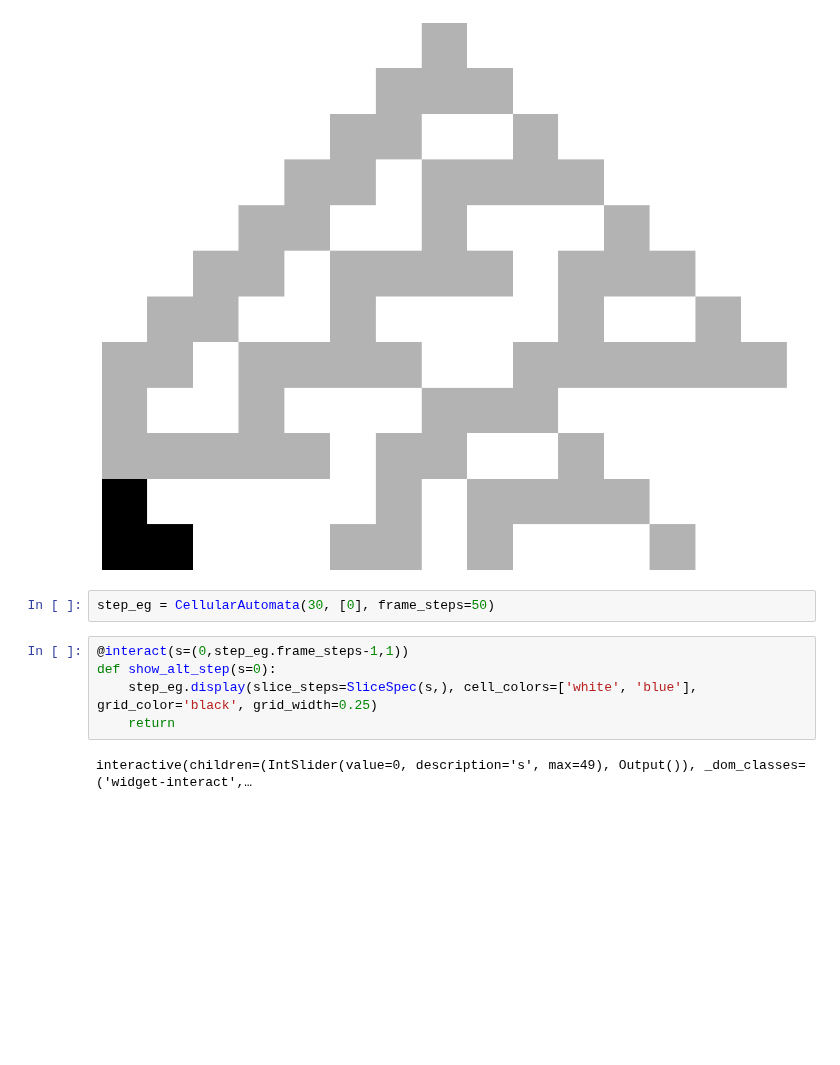
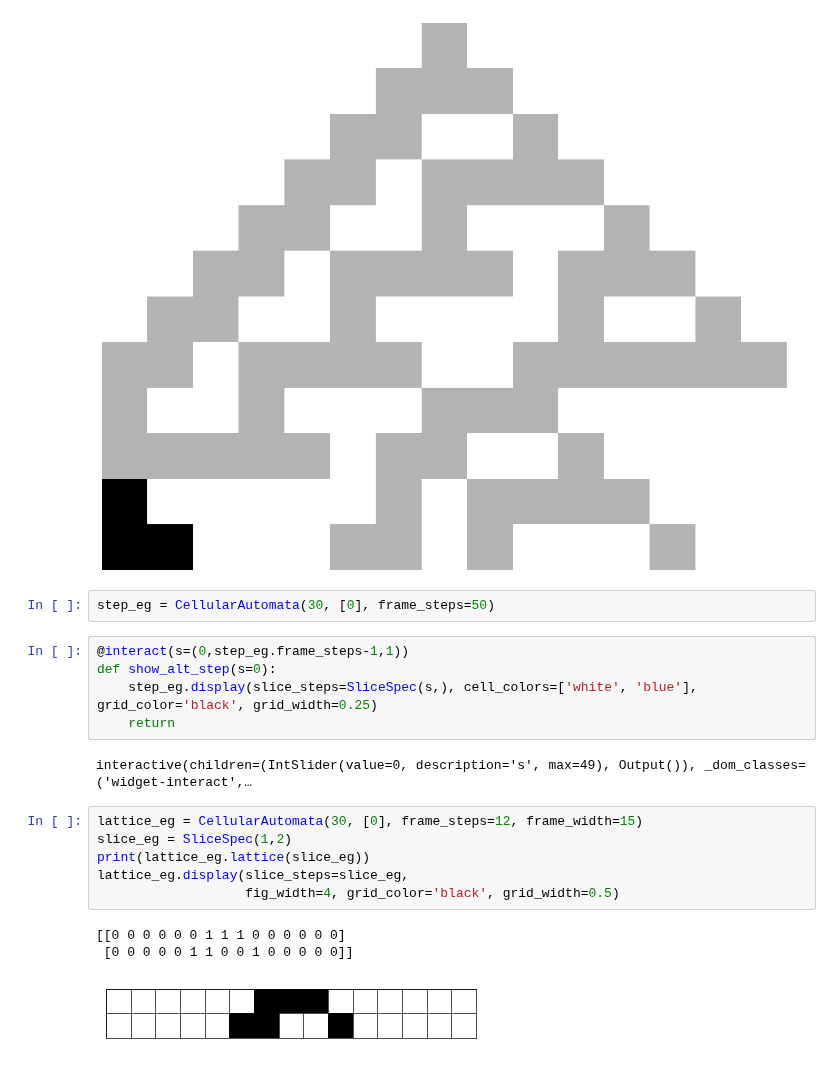
Before and after one commit to orome/automata-py, a Jupyter notebook: demo.ipynb, the cells around one changed output. Cells and saved outputs as stored; diff of their text form; blank space fills up the shorter version.

Commit message:
Add slicing of lattice and improve slice and higlight spec validation

```diff
--- a/demo.ipynb
+++ b/demo.ipynb
@@ -82,3 +82,13 @@ def show_alt_step(s=0):
     return
 # %% [output]
 interactive(children=(IntSlider(value=0, description='s', max=49), Output()), _dom_classes=('widget-interact',…
+# %%
+lattice_eg = CellularAutomata(30, [0], frame_steps=12, frame_width=15)
+slice_eg = SliceSpec(1,2)
+print(lattice_eg.lattice(slice_eg))
+lattice_eg.display(slice_steps=slice_eg,
+                   fig_width=4, grid_color='black', grid_width=0.5)
+# %% [output]
+[[0 0 0 0 0 0 1 1 1 0 0 0 0 0 0]
+ [0 0 0 0 0 1 1 0 0 1 0 0 0 0 0]]
+[figure, added]
```
Also changed, not shown: 2 other files.
